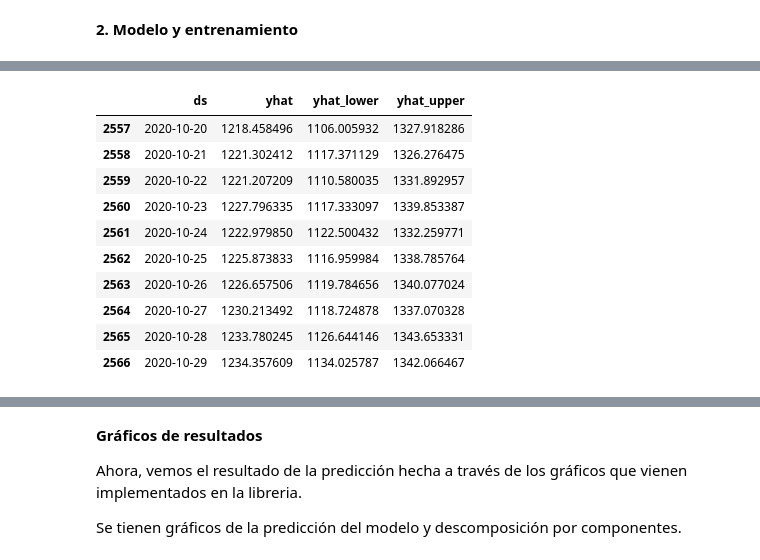
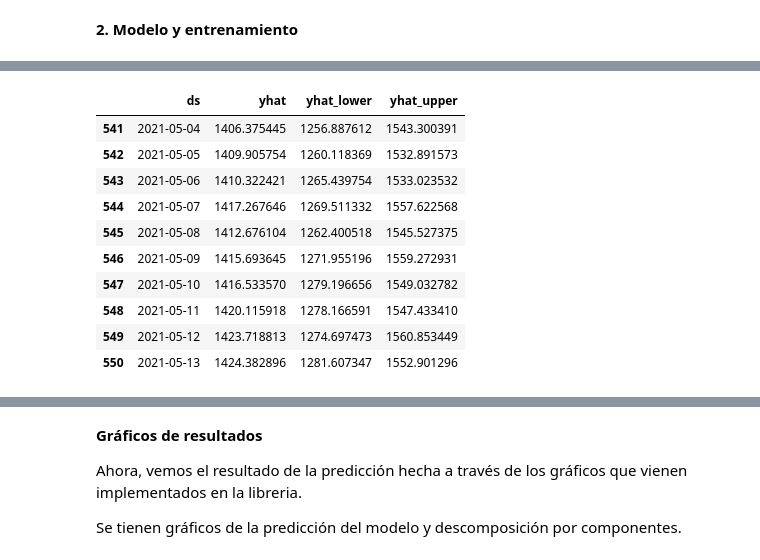
Before and after one commit to melaniejalea/Laboratorios-MDS7202, a Jupyter notebook: Laboratorio 8/Lab8.ipynb, the cells around one changed output, grey strips where cells are left out. Cells and saved outputs as stored; diff of their text form; code cells hidden in the pictures.

```diff
--- a/Laboratorio 8/Lab8.ipynb
+++ b/Laboratorio 8/Lab8.ipynb
@@ -455,18 +409,19 @@ future.tail(10)
 # %%
-forecast = model.predict(future)
+# Respuesta
+forecast = model.predict(df_new_test)
 forecast[['ds', 'yhat', 'yhat_lower', 'yhat_upper']].tail(10)
 # %% [output]
 |  | ds | yhat | yhat_lower | yhat_upper |
-| 2557 | 2020-10-20 | 1218.458496 | 1106.005932 | 1327.918286 |
-| 2558 | 2020-10-21 | 1221.302412 | 1117.371129 | 1326.276475 |
-| 2559 | 2020-10-22 | 1221.207209 | 1110.580035 | 1331.892957 |
-| 2560 | 2020-10-23 | 1227.796335 | 1117.333097 | 1339.853387 |
-| 2561 | 2020-10-24 | 1222.979850 | 1122.500432 | 1332.259771 |
-| 2562 | 2020-10-25 | 1225.873833 | 1116.959984 | 1338.785764 |
-| 2563 | 2020-10-26 | 1226.657506 | 1119.784656 | 1340.077024 |
-| 2564 | 2020-10-27 | 1230.213492 | 1118.724878 | 1337.070328 |
-| 2565 | 2020-10-28 | 1233.780245 | 1126.644146 | 1343.653331 |
-| 2566 | 2020-10-29 | 1234.357609 | 1134.025787 | 1342.066467 |
+| 541 | 2021-05-04 | 1406.375445 | 1256.887612 | 1543.300391 |
+| 542 | 2021-05-05 | 1409.905754 | 1260.118369 | 1532.891573 |
+| 543 | 2021-05-06 | 1410.322421 | 1265.439754 | 1533.023532 |
+| 544 | 2021-05-07 | 1417.267646 | 1269.511332 | 1557.622568 |
+| 545 | 2021-05-08 | 1412.676104 | 1262.400518 | 1545.527375 |
+| 546 | 2021-05-09 | 1415.693645 | 1271.955196 | 1559.272931 |
+| 547 | 2021-05-10 | 1416.533570 | 1279.196656 | 1549.032782 |
+| 548 | 2021-05-11 | 1420.115918 | 1278.166591 | 1547.433410 |
+| 549 | 2021-05-12 | 1423.718813 | 1274.697473 | 1560.853449 |
+| 550 | 2021-05-13 | 1424.382896 | 1281.607347 | 1552.901296 |
 # %%
 df_new_train.info()
 # %% [output]
```
Also changed, not shown: parts of 118 cells of this notebook.
